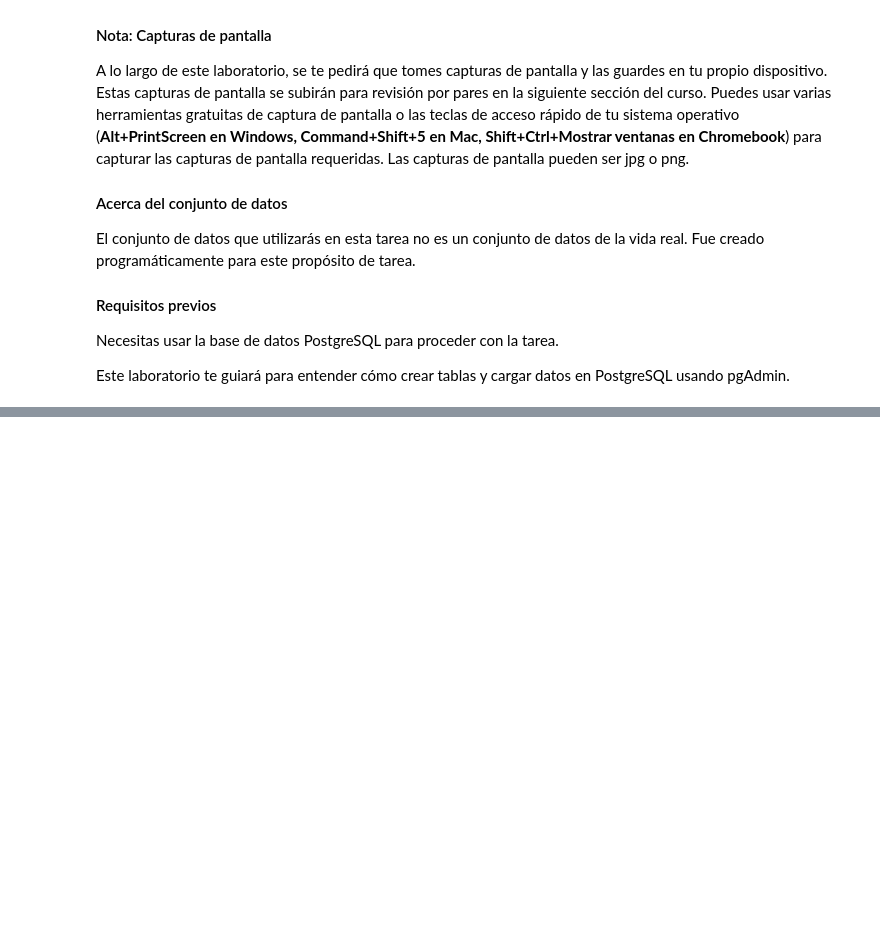
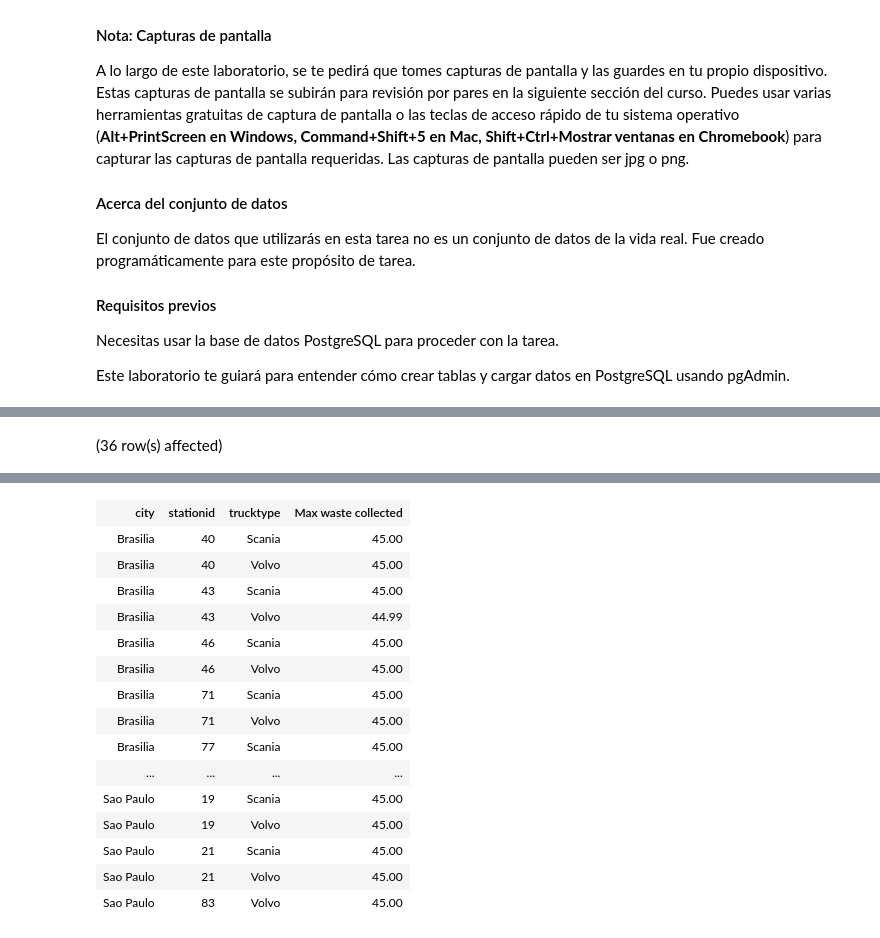
Before and after one commit to DiegoSuarz/Data-Warehouse-Fundamentals-IBM, a Jupyter notebook: 07_Trabajo_Final_Fundamentos_de_Almacenes_de_Datos/LAB-07.ipynb, the cells around one changed output, grey strips where cells are left out. Drawn from its saved outputs; the diff is of its cells as text; code cells hidden in the pictures; blank space fills up the shorter version.

```diff
--- a/07_Trabajo_Final_Fundamentos_de_Almacenes_de_Datos/LAB-07.ipynb
+++ b/07_Trabajo_Final_Fundamentos_de_Almacenes_de_Datos/LAB-07.ipynb
@@ -229,0 +559,4 @@ Nombra la captura de pantalla `16-mv.jpg`. (Las imágenes se pueden guardar con
+# %%
+SELECT * FROM max_waste_stats;
+# %% [output]
+(36 row(s) affected)
@@ -229,0 +564,16 @@ Nombra la captura de pantalla `16-mv.jpg`. (Las imágenes se pueden guardar con
+| city | stationid | trucktype | Max waste collected |
+| Brasilia | 40 | Scania | 45.00 |
+| Brasilia | 40 | Volvo | 45.00 |
+| Brasilia | 43 | Scania | 45.00 |
+| Brasilia | 43 | Volvo | 44.99 |
+| Brasilia | 46 | Scania | 45.00 |
+| Brasilia | 46 | Volvo | 45.00 |
+| Brasilia | 71 | Scania | 45.00 |
+| Brasilia | 71 | Volvo | 45.00 |
+| Brasilia | 77 | Scania | 45.00 |
+| ... | ... | ... | ... |
+| Sao Paulo | 19 | Scania | 45.00 |
+| Sao Paulo | 19 | Volvo | 45.00 |
+| Sao Paulo | 21 | Scania | 45.00 |
+| Sao Paulo | 21 | Volvo | 45.00 |
+| Sao Paulo | 83 | Volvo | 45.00 |
```
Also changed, not shown: parts of 48 cells of this notebook, 4 other files.
